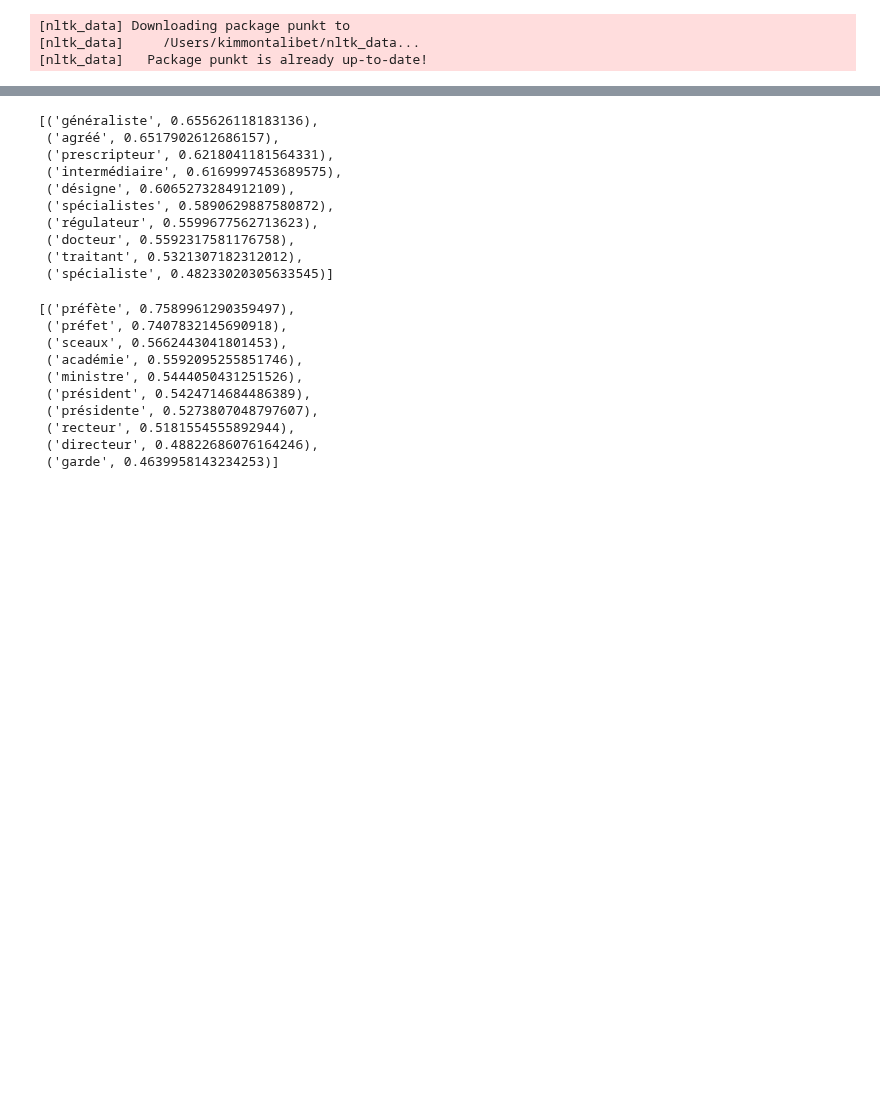
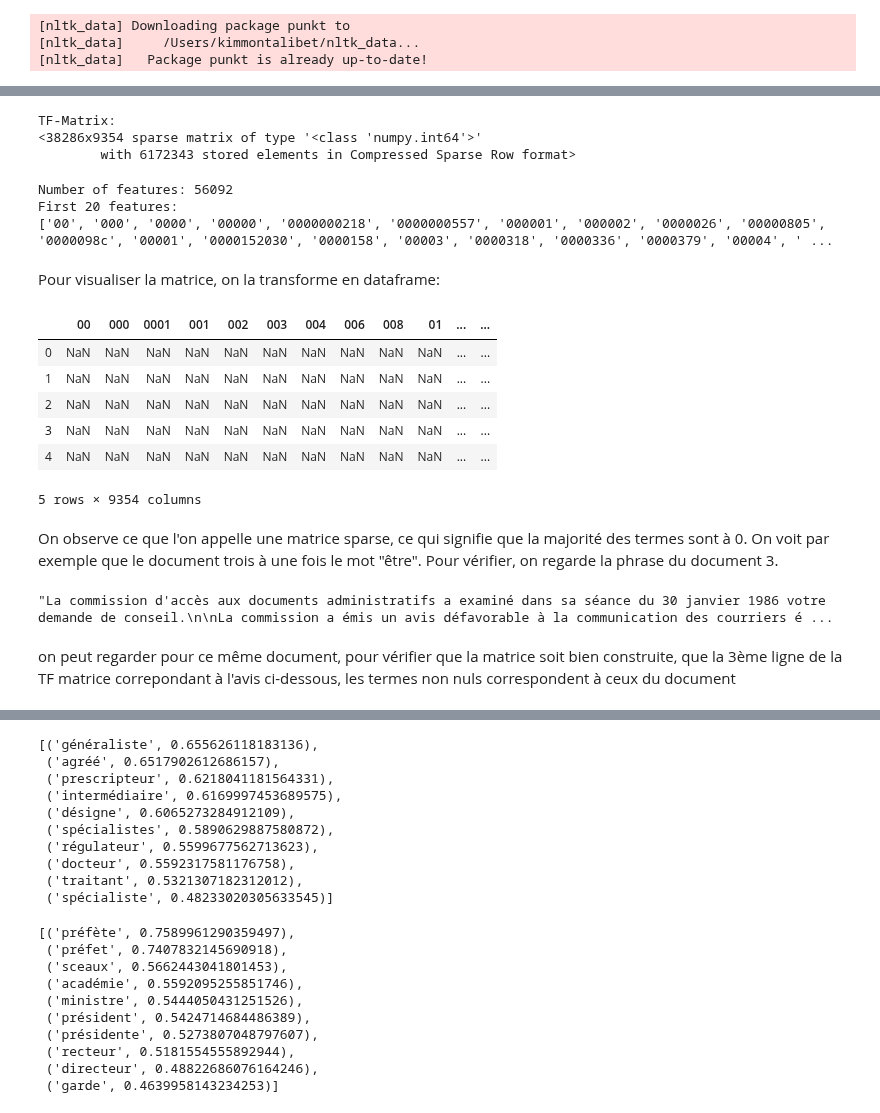
Before and after one commit to etalab-ia/ami-ia, a Jupyter notebook: notebooks/ami_ia_NLP_cada.ipynb, the cells around one changed output, grey strips where cells are left out. Cells and saved outputs as stored; diff of their text form; code cells hidden in the pictures; blank space fills up the shorter version.

```diff
--- a/notebooks/ami_ia_NLP_cada.ipynb
+++ b/notebooks/ami_ia_NLP_cada.ipynb
@@ -144,0 +257,40 @@ df[["nb_char", "nb_word_token", "nb_sent_token" ]].describe()
+# %%
+vect = CountVectorizer(min_df = 15).fit(df["Avis"])
+tf_matrix = vect.transform(df["Avis"])
+print("TF-Matrix:\n{}".format(repr(tf_matrix)))
+# %% [output]
+TF-Matrix:
+<38286x9354 sparse matrix of type '<class 'numpy.int64'>'
+        with 6172343 stored elements in Compressed Sparse Row format>
+# %%
+feature_names = vect.get_feature_names()
+print("Number of features: {}".format(len(feature_names)))
+print("First 20 features:\n{}".format(feature_names[:20]))
+# %% [output]
+Number of features: 56092
+First 20 features:
+['00', '000', '0000', '00000', '0000000218', '0000000557', '000001', '000002', '0000026', '00000805', '0000098c', '00001', '0000152030', '0000158', '00003', '0000318', '0000336', '0000379', '00004', ' ...
+# %% [markdown]
+Pour visualiser la matrice, on la transforme en dataframe:
+# %%
+tf_dataframe = pd.SparseDataFrame(tf_matrix, columns = feature_names).fillna(0)
+# %%
+tf_dataframe.head()
+# %% [output]
+|  | 00 | 000 | 0001 | 001 | 002 | 003 | 004 | 006 | 008 | 01 | ... | ... |
+| 0 | NaN | NaN | NaN | NaN | NaN | NaN | NaN | NaN | NaN | NaN | ... | ... |
+| 1 | NaN | NaN | NaN | NaN | NaN | NaN | NaN | NaN | NaN | NaN | ... | ... |
+| 2 | NaN | NaN | NaN | NaN | NaN | NaN | NaN | NaN | NaN | NaN | ... | ... |
+| 3 | NaN | NaN | NaN | NaN | NaN | NaN | NaN | NaN | NaN | NaN | ... | ... |
+| 4 | NaN | NaN | NaN | NaN | NaN | NaN | NaN | NaN | NaN | NaN | ... | ... |
+5 rows × 9354 columns
+# %% [markdown]
+On observe ce que l'on appelle une matrice sparse, ce qui signifie que la majorité des termes sont à 0.
+On voit par exemple que le document trois à une fois le mot "être".
+Pour vérifier, on regarde la phrase du document 3.
+# %%
+df.loc[3, "Avis"]
+# %% [output]
+"La commission d'accès aux documents administratifs a examiné dans sa séance du 30 janvier 1986 votre demande de conseil.\n\nLa commission a émis un avis défavorable à la communication des courriers é ...
+# %% [markdown]
+on peut regarder pour ce même document, pour vérifier que la matrice soit bien construite, que la 3ème ligne de la TF matrice correpondant à l'avis ci-dessous, les termes non nuls correspondent à ceux du document
```
Also changed, not shown: parts of 59 cells of this notebook, 5 other files.
